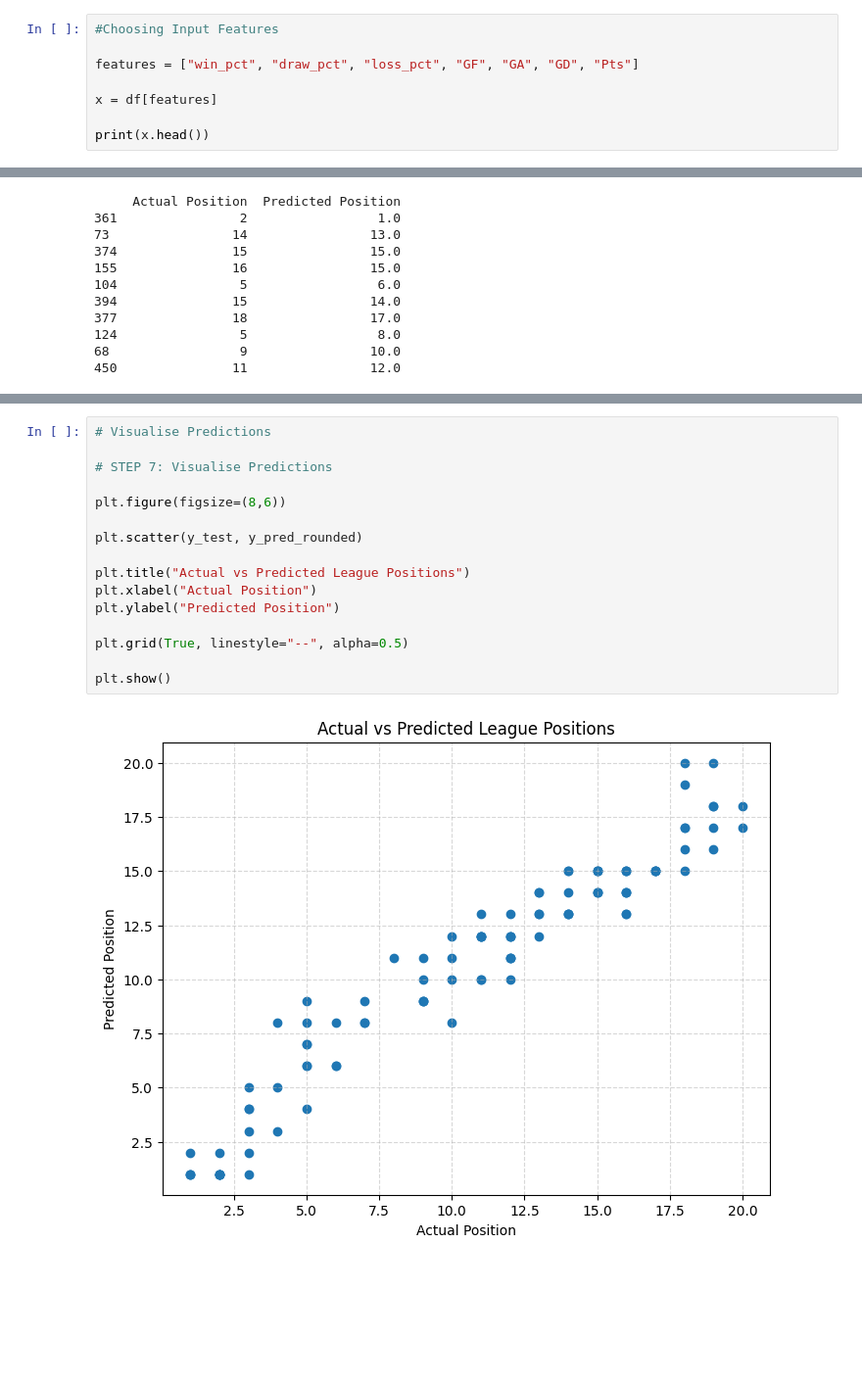
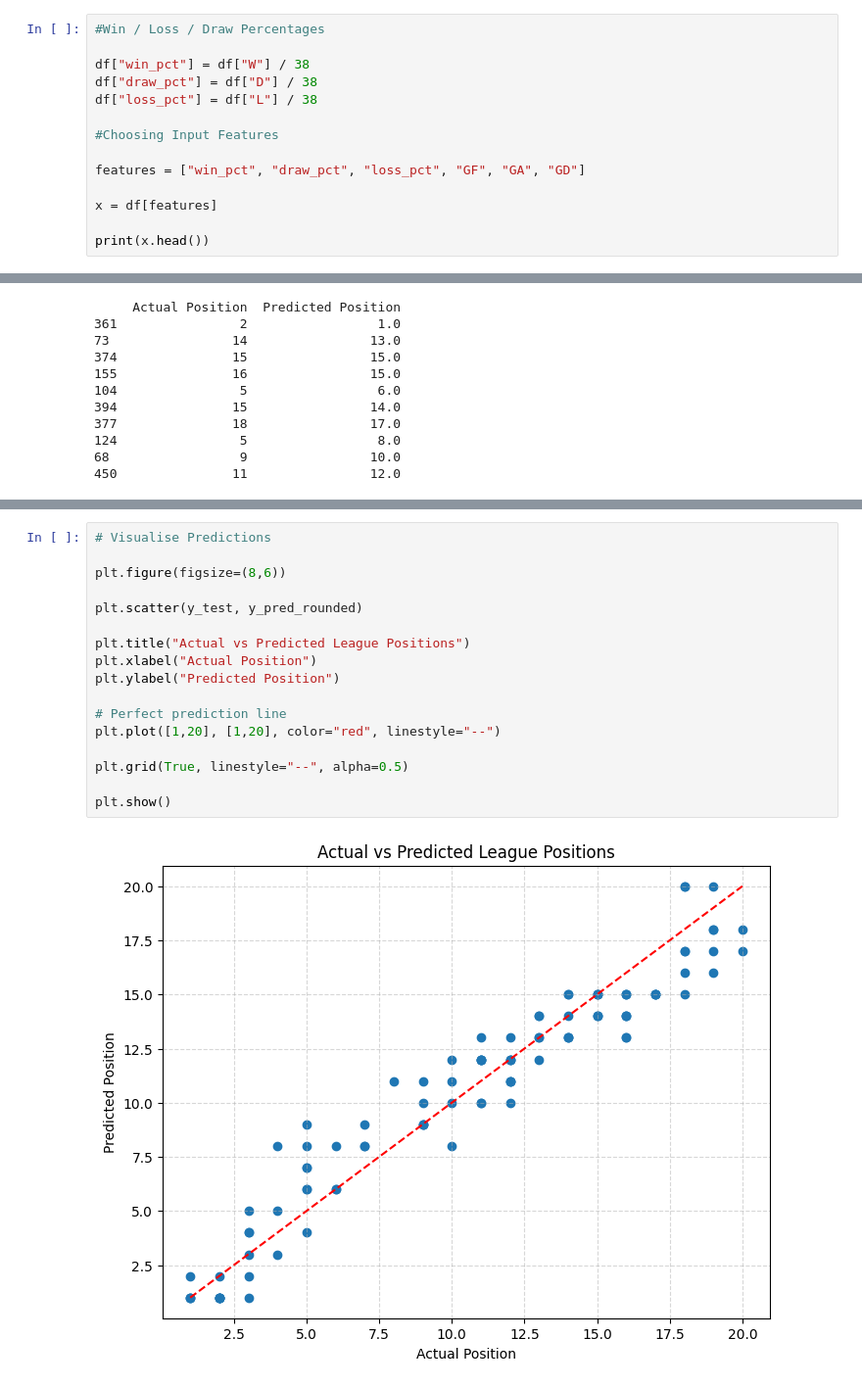
Before and after one commit to milliemcvey/prem-predictor, a Jupyter notebook: notebooks/03-feature-engineering.ipynb, the cells around one changed output, grey strips where cells are left out. Shown at 98% size. Drawn from its saved outputs; the diff is of its cells as text; blank space fills up the shorter version.

```diff
--- a/notebooks/03-feature-engineering.ipynb
+++ b/notebooks/03-feature-engineering.ipynb
@@ -53,7 +47,13 @@ df["loss_pct"] = df["L"] / 38
 # %%
+#Win / Loss / Draw Percentages
+
+df["win_pct"] = df["W"] / 38
+df["draw_pct"] = df["D"] / 38
+df["loss_pct"] = df["L"] / 38
+
 #Choosing Input Features
 
-features = ["win_pct", "draw_pct", "loss_pct", "GF", "GA", "GD", "Pts"]
+features = ["win_pct", "draw_pct", "loss_pct", "GF", "GA", "GD"]
 
 x = df[features]
 
@@ -163,18 +149,19 @@ Mean Absolute Error: 1.21
 # %%
 # Visualise Predictions
-
-# STEP 7: Visualise Predictions
 
 plt.figure(figsize=(8,6))
 
 plt.scatter(y_test, y_pred_rounded)
 
 plt.title("Actual vs Predicted League Positions")
 plt.xlabel("Actual Position")
 plt.ylabel("Predicted Position")
 
+# Perfect prediction line
+plt.plot([1,20], [1,20], color="red", linestyle="--")
+
 plt.grid(True, linestyle="--", alpha=0.5)
 
 plt.show()
 # %% [output]
-[figure, old version]
+[figure, new version]
```
Also changed, not shown: parts of 7 cells of this notebook, 4 other files.
